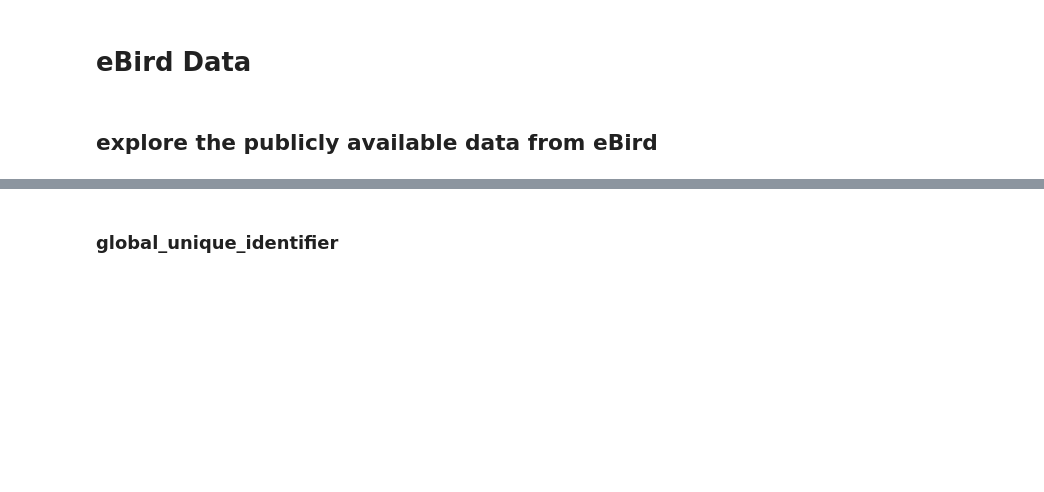
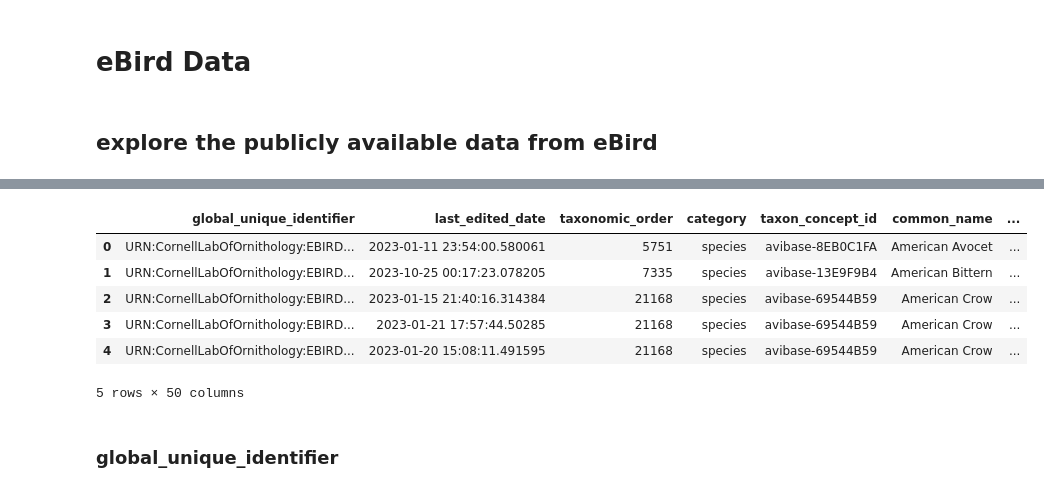
Before and after one commit to misty-garcia/bird_data, a Jupyter notebook: exploring_dataset.ipynb, the cells around one changed output, grey strips where cells are left out. Saved outputs shown, nothing was run; the diff lists cells and outputs as text; code cells hidden in the pictures; blank space fills up the shorter version.

```diff
--- a/exploring_dataset.ipynb
+++ b/exploring_dataset.ipynb
@@ -39,3 +38,13 @@ Index(['global_unique_identifier', 'last_edited_date', 'taxonomic_order',
+# %%
+df.head()
+# %% [output]
+|  | global_unique_identifier | last_edited_date | taxonomic_order | category | taxon_concept_id | common_name | ... |
+| 0 | URN:CornellLabOfOrnithology:EBIRD... | 2023-01-11 23:54:00.580061 | 5751 | species | avibase-8EB0C1FA | American Avocet | ... |
+| 1 | URN:CornellLabOfOrnithology:EBIRD... | 2023-10-25 00:17:23.078205 | 7335 | species | avibase-13E9F9B4 | American Bittern | ... |
+| 2 | URN:CornellLabOfOrnithology:EBIRD... | 2023-01-15 21:40:16.314384 | 21168 | species | avibase-69544B59 | American Crow | ... |
+| 3 | URN:CornellLabOfOrnithology:EBIRD... | 2023-01-21 17:57:44.50285 | 21168 | species | avibase-69544B59 | American Crow | ... |
+| 4 | URN:CornellLabOfOrnithology:EBIRD... | 2023-01-20 15:08:11.491595 | 21168 | species | avibase-69544B59 | American Crow | ... |
+5 rows × 50 columns
 # %% [markdown]
 ### global_unique_identifier
 # %%
```
Also changed, not shown: parts of 29 cells of this notebook.
